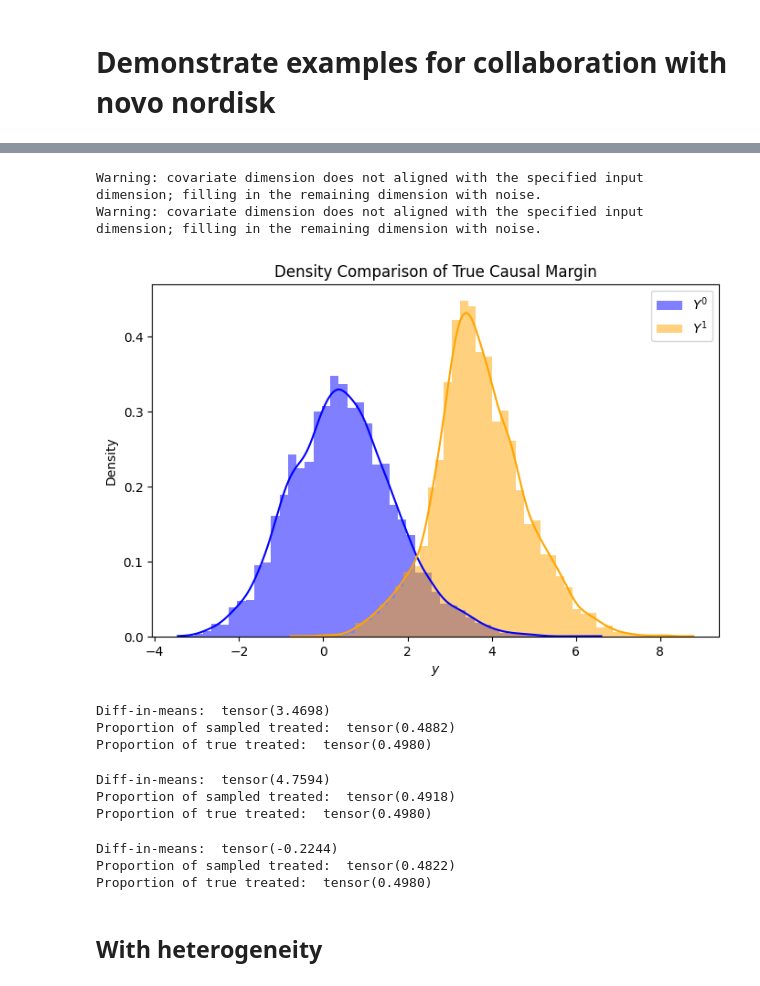
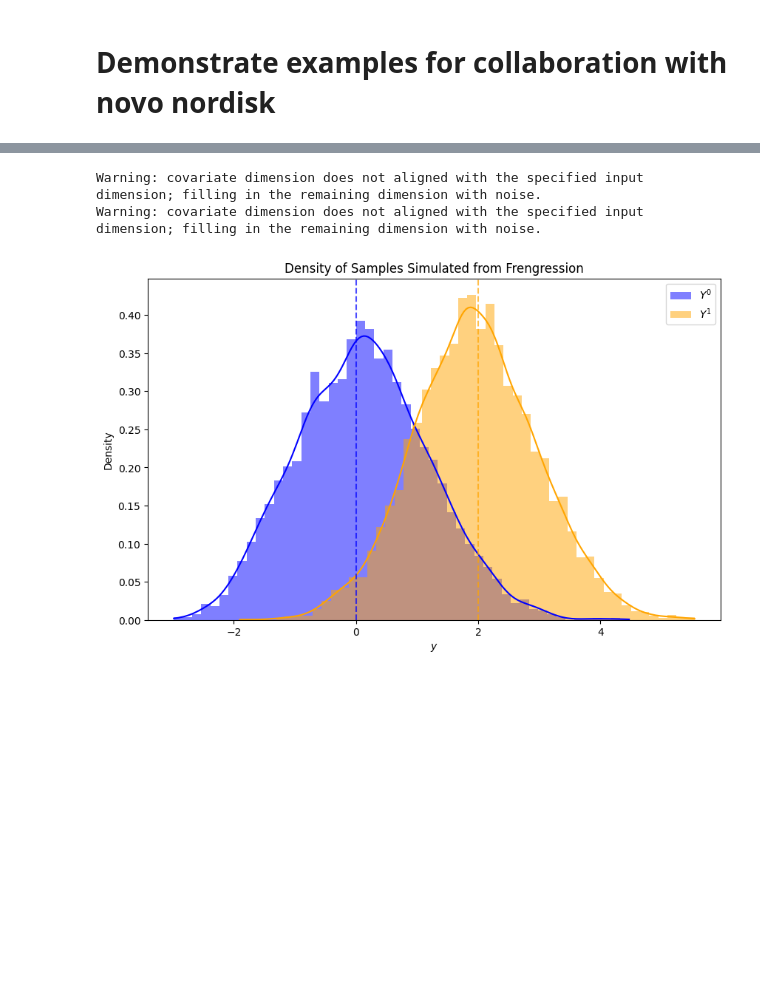
Before and after one commit to xwshen51/frengression, a Jupyter notebook: simulation_novo.ipynb, the cells around one changed output, grey strips where cells are left out. Drawn from its saved outputs; the diff is of its cells as text; code cells hidden in the pictures; blank space fills up the shorter version.

```diff
--- a/simulation_novo.ipynb
+++ b/simulation_novo.ipynb
@@ -39,19 +39,30 @@ def mmd_rbf(x, y, sigma=1.0):
 
 np.random.seed(42)
 
+# nI = 3
+# nX = 2
+# nO = 2
+# nS= 2
+# p = nI+nX+nO+nS
+# ate = 4
+# beta_cov = 0
+# strength_instr = 0
+# strength_conf = 0
+# strength_outcome = 1
+# binary_intervention=True
 nI = 2
-nX = 2
+nX = 0
 nO = 2
 nS= 2
 p = nI+nX+nO+nS
-ate = 4
+ate = 2
 beta_cov = 0
 strength_instr = 0
 strength_conf = 0
 strength_outcome = 1
 binary_intervention=True
 # %%
-df_tr = generate_data_causl(n=1000, nI =nI, nX= nX, nO = nO, nS = nS, ate = ate, beta_cov = beta_cov, strength_instr = strength_instr, strength_conf = strength_conf, strength_outcome =strength_outcome, binary_intervention=binary_intervention)
+df_tr = generate_data_causl(n=6000, nI =nI, nX= nX, nO = nO, nS = nS, ate = ate, beta_cov = beta_cov, strength_instr = strength_instr, strength_conf = strength_conf, strength_outcome =strength_outcome, binary_intervention=binary_intervention)
 z_tr = torch.tensor(df_tr[[f"X{i}" for i in range(1, p + 1)]].values, dtype=torch.float32)
 x_tr = torch.tensor(df_tr['A'].values, dtype=torch.int32).view(-1, 1)
 y_tr = torch.tensor(df_tr['y'].values, dtype=torch.float32).view(-1, 1)
@@ -60,6 +71,5 @@ y_tr = torch.tensor(df_tr['y'].values, dtype=torch.float32).view(-1, 1)
 # %%
-np.random.seed(42)
 model = Frengression(x_tr.shape[1], y_tr.shape[1], z_tr.shape[1], noise_dim=1, num_layer=3, hidden_dim=100, device=device, x_binary = binary_intervention)
-model.train_xz(x_tr, z_tr, num_iters=1000, lr=1e-4, print_every_iter=200)
-model.train_y(x_tr, z_tr, y_tr, num_iters=1000, lr=1e-4, print_every_iter=200, tol=0.01)
+model.train_xz(x_tr, z_tr, num_iters=5000, lr=1e-4, print_every_iter=1000)
+model.train_y(x_tr, z_tr, y_tr, num_iters=4000, lr=1e-4, print_every_iter=1000,tol=0.001)
 # %% [output]
@@ -78,39 +85,30 @@ Epoch 1000: loss 0.8823,        loss_y 0.3507, 0.6790, 0.6565,  loss_eta 0.5316,
 # %%
 # Sample causal margins
 x0_samples = model.sample_causal_margin(x=torch.tensor([[0]], dtype=torch.int32), sample_size=6000).numpy().flatten()
 x1_samples = model.sample_causal_margin(x=torch.tensor([[1]], dtype=torch.int32), sample_size=6000).numpy().flatten()
 
 # Plot histograms and KDE
-plt.figure(figsize=(8, 5))
+plt.figure(figsize=(10, 6))
 
 # Histogram for x0_samples
 sns.histplot(x0_samples, kde=True, color='blue', label='$Y^0$', stat="density", bins=50, edgecolor=None, alpha=0.5)
 
 # Histogram for x1_samples
 sns.histplot(x1_samples, kde=True, color='orange', label='$Y^1$', stat="density", bins=50, edgecolor=None, alpha=0.5)
 
 # Highlight different supports (if needed)
 # plt.axvline(min(x0_samples), color='blue', linestyle='--', alpha=0.7, label='$Y^0$ suppor end')
-# plt.axvline(max(x0_samples), color='blue', linestyle='--', alpha=0.7)
+plt.axvline(x=0, color='blue', linestyle='--', alpha=0.7)
 # plt.axvline(min(x1_samples), color='orange', linestyle='--', alpha=0.7, label='$Y^1$ support end')
-# plt.axvline(max(x1_samples), color='orange', linestyle='--', alpha=0.7)
+plt.axvline(x=2, color='orange', linestyle='--', alpha=0.7)
 
 # Add labels, legend, and title
 plt.xlabel("$y$")
 plt.ylabel("Density")
-plt.title("Density Comparison of True Causal Margin")
+plt.title("Density of Samples Simulated from Frengression")
 plt.legend()
 plt.show()
 # %% [output]
 Warning: covariate dimension does not aligned with the specified input dimension; filling in the remaining dimension with noise.
 Warning: covariate dimension does not aligned with the specified input dimension; filling in the remaining dimension with noise.
-[figure, old version]
+[figure, new version]
-# %%
-sampled_x,sampled_y,sampled_z = model.sample_joint(sample_size=6000)
-print('Diff-in-means: ', sampled_y[sampled_x==1].mean()-sampled_y[sampled_x==0].mean())
-print('Proportion of sampled treated: ', (sampled_x==1).sum()/sampled_x.shape[0])
-print('Proportion of true treated: ', (x_tr==1).sum()/x_tr.shape[0])
-# %% [output]
-Diff-in-means:  tensor(3.4698)
-Proportion of sampled treated:  tensor(0.4882)
-Proportion of true treated:  tensor(0.4980)
@@ -129,26 +114,0 @@ class SpecifiedCausalMargin(nn.Module):
-# %%
-margin_module = SpecifiedCausalMargin(ate=5, x_dim = x_tr.shape[1])
-model.specify_causal(causal_margin=margin_module)
-
-sampled_x,sampled_y,sampled_z = model.sample_joint(sample_size=10000)
-print('Diff-in-means: ', sampled_y[sampled_x==1].mean()-sampled_y[sampled_x==0].mean())
-print('Proportion of sampled treated: ', (sampled_x==1).sum()/sampled_x.shape[0])
-print('Proportion of true treated: ', (x_tr==1).sum()/x_tr.shape[0])
-# %% [output]
-Diff-in-means:  tensor(4.7594)
-Proportion of sampled treated:  tensor(0.4918)
-Proportion of true treated:  tensor(0.4980)
-# %%
-margin_module = SpecifiedCausalMargin(ate=0, x_dim = x_tr.shape[1])
-model.specify_causal(causal_margin=margin_module)
-
-sampled_x,sampled_y,sampled_z = model.sample_joint(sample_size=50000)
-print('Diff-in-means: ', sampled_y[sampled_x==1].mean()-sampled_y[sampled_x==0].mean())
-print('Proportion of sampled treated: ', (sampled_x==1).sum()/sampled_x.shape[0])
-print('Proportion of true treated: ', (x_tr==1).sum()/x_tr.shape[0])
-# %% [output]
-Diff-in-means:  tensor(-0.2244)
-Proportion of sampled treated:  tensor(0.4822)
-Proportion of true treated:  tensor(0.4980)
-# %% [markdown]
-## With heterogeneity
```
Also changed, not shown: parts of 27 cells of this notebook, 6 other files.
